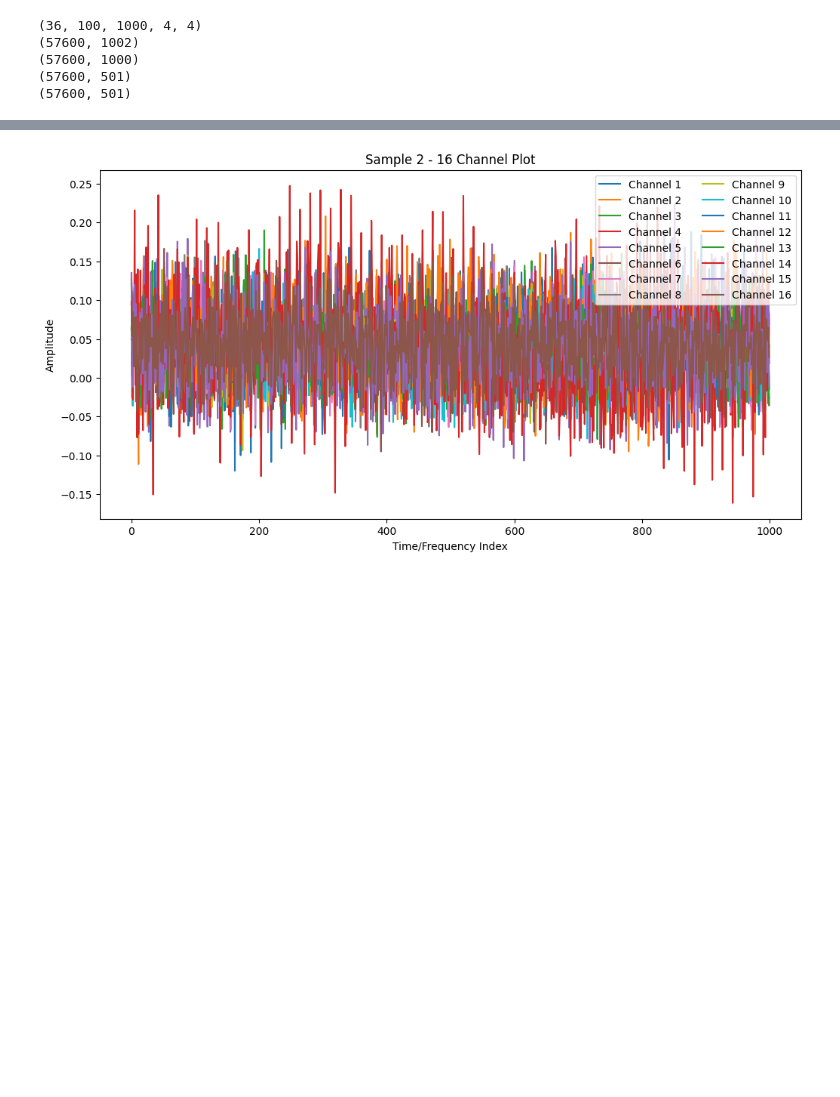
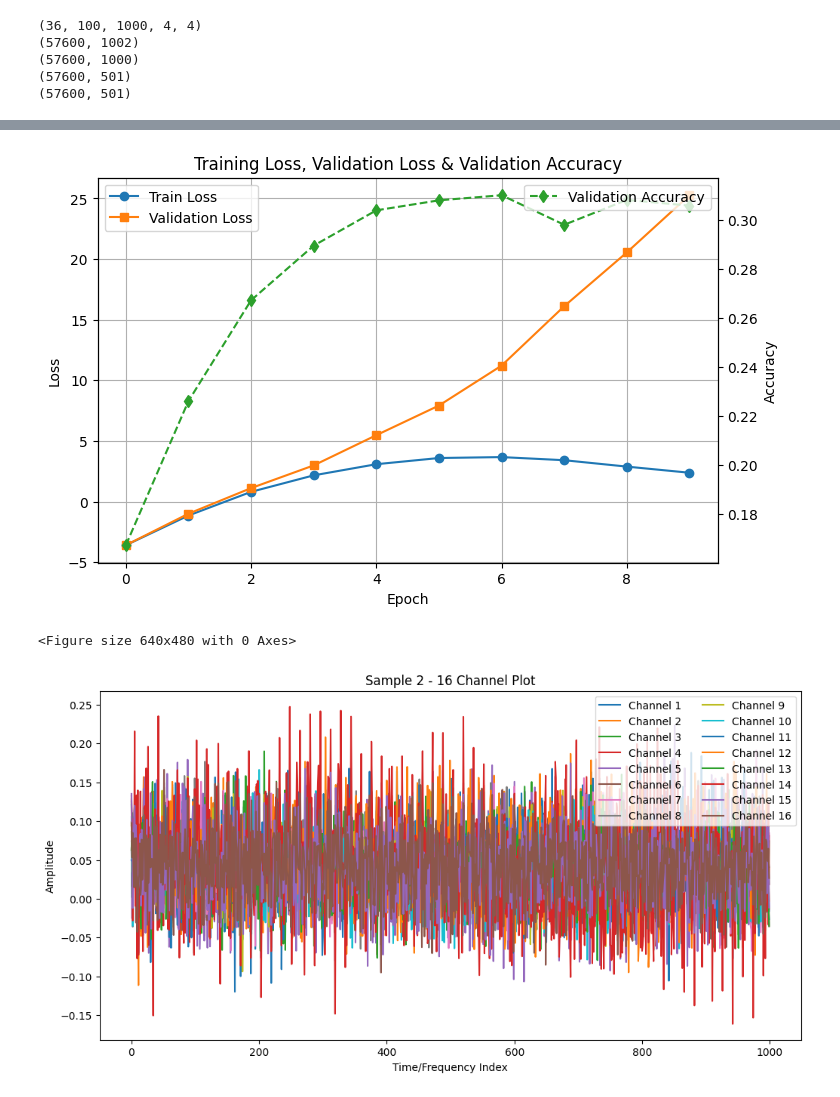
Before and after one commit to lklostermair/tum-adlr-wise24-17, a Jupyter notebook: affine_on_real_img_gmm.ipynb, the cells around one changed output, grey strips where cells are left out. Drawn from its saved outputs; the diff is of its cells as text; code cells hidden in the pictures; blank space fills up the shorter version.

```diff
--- a/affine_on_real_img_gmm.ipynb
+++ b/affine_on_real_img_gmm.ipynb
@@ -85,17 +88,17 @@ for k in range(4):
     inn.append(Fm.AllInOneBlock, subnet_constructor=subnet_fc, permute_soft=True)
 # %%
 class ClassConditionalGMM(nn.Module):
-    def __init__(self, n_classes, latent_dim):
-        super(ClassConditionalGMM, self).__init__()
-        self.mu = nn.Parameter(torch.zeros(n_classes, latent_dim))
-        self.logvar = nn.Parameter(torch.full((n_classes, latent_dim), -1.0))
+    def __init__(self, n_classes, latent_dim, init_var=-1.0):
+        super(ClassConditionalGMM, self).__init__()    # init parameters for normal distribution
+        self.mu = nn.Parameter(torch.zeros(n_classes, latent_dim)) # cluster means
+        self.logvar = nn.Parameter(torch.full((n_classes, latent_dim), init_var))  # log cluster variance
 
     def forward(self, z):
         # Compute log-probabilities for each class
         z_expanded = z.unsqueeze(1)
         mu = self.mu.unsqueeze(0)
         logvar = self.logvar.unsqueeze(0)
-        log_p = -0.5 * (logvar + (z_expanded - mu)**2 / logvar.exp())
+        log_p = -0.5 * (logvar + (z_expanded - mu)**2 / logvar.exp()) # the core log gaussian density
         return log_p.sum(dim=-1)
 
 
@@ -107,21 +110,20 @@ import torch.nn.functional as F
 def information_bottleneck_loss(x, y, model, gmm, beta=1.0):
 
     # Pass through INN
-    z, log_detJ = model(x)  # z: [batch_size, latent_dim]
+    z, log_detJ = model(x)
     z_noisy = z + 0.01 * torch.randn_like(z)
-    # Compute squared distances to GMM cluster means
+    # Compute ^2 distances to the GMM cluster means
     v = z_noisy.unsqueeze(1) - gmm.mu.unsqueeze(0)
     v2 = v.pow(2).sum(dim=2)
 
-    # Ensure correct shape for GMM variances
     logvar_expanded = gmm.logvar.exp().sum(dim=1, keepdim=True).T
 
-    # Compute generative loss using log-sum-exp
+    # compute the generative loss using log-sum-exp from paper
     log_pz = -0.5 * torch.logsumexp(v2 - 2 * logvar_expanded, dim=1)
     L_gen = -(log_pz + log_detJ).mean()
-    L_gen = np.symlog(L_gen, 1e-3)
+    L_gen = torch.sign(L_gen)*torch.log1p(torch.abs(L_gen))
 
-    # Compute classification loss
+    # Compute classif loss
     w = gmm.logvar.exp().sum(dim=1, keepdim=True).T
     logits = -0.5 * v2 + w
 
@@ -218,3 +257,29 @@ Error:
+# %%
+import matplotlib.pyplot as plt
+
+# Create a figure and axis
+fig, ax1 = plt.subplots(figsize=(8, 5))
+
+# Plot training and validation loss
+ax1.plot(train_losses, label="Train Loss", marker='o', color='tab:blue')
+ax1.plot(val_losses, label="Validation Loss", marker='s', color='tab:orange')
+ax1.set_xlabel("Epoch")
+ax1.set_ylabel("Loss")
+ax1.set_title("Training Loss, Validation Loss & Validation Accuracy")
+ax1.legend(loc="upper left")
+ax1.grid()
+
+# Create a second y-axis for validation accuracy
+ax2 = ax1.twinx()
+ax2.plot(val_accs, label="Validation Accuracy", marker='d', color='tab:green', linestyle='dashed')
+ax2.set_ylabel("Accuracy")
+ax2.legend(loc="upper right")
+
+plt.show()
+plt.savefig("output/inn_training_plot.png")
+# %% [output]
+[figure, added]
+<Figure size 640x480 with 0 Axes>
 # %%
 # sample from the INN by sampling from a standard normal and transforming
 # it in the reverse direction
```
Also changed, not shown: parts of 3 cells of this notebook, 2 other files.
